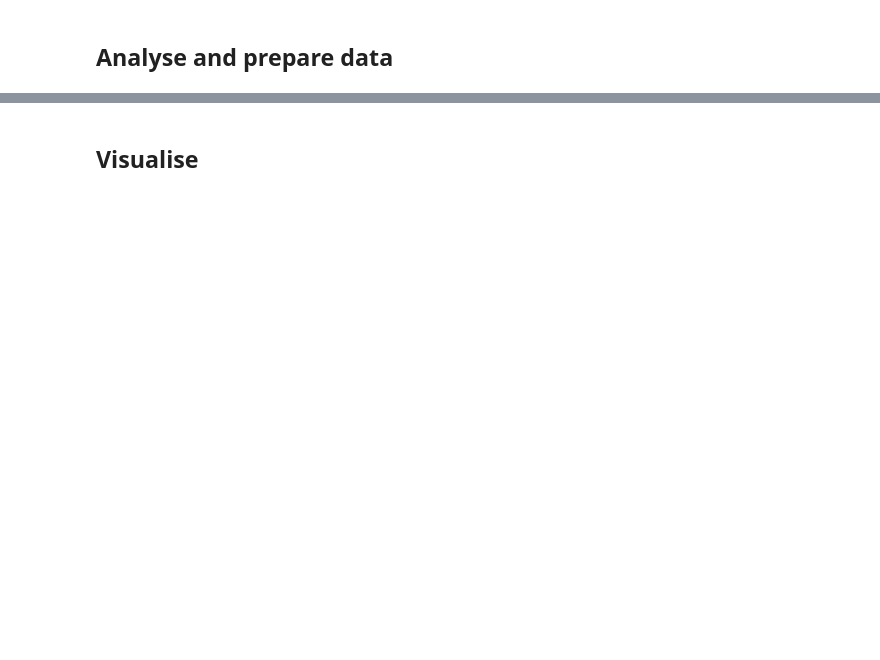
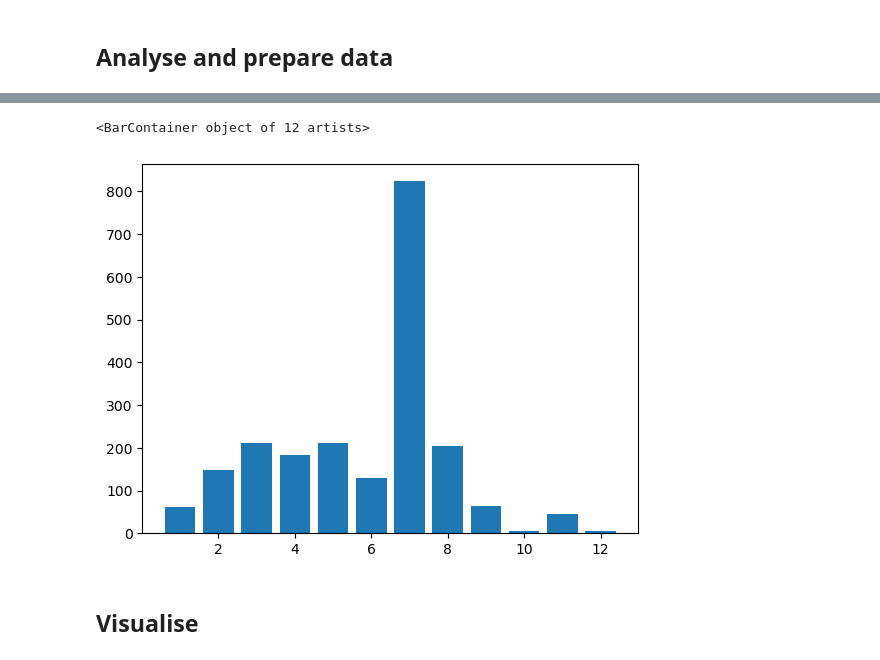
Before and after one commit to Lisa-Ho/year-in-sports, a Jupyter notebook: year-in-sports-prototype.ipynb, the cells around one changed output, grey strips where cells are left out. Saved outputs shown, nothing was run; the diff lists cells and outputs as text; code cells hidden in the pictures; blank space fills up the shorter version.

```diff
--- a/year-in-sports-prototype.ipynb
+++ b/year-in-sports-prototype.ipynb
@@ -80,0 +102,8 @@ pivot.head()
+# %%
+#summary data for small multiples
+months = np.arange(1,13,1)
+time_values = []
+distance_values = []
+for month in months:
+    time_values.append(df_filtered[(df_filtered["Activity Date"].dt.month == month)]["Moving Time"].sum())
+    distance_values.append(df_filtered[(df_filtered["Activity Date"].dt.month == month)]["Distance"].sum()/1000)
@@ -81,3 +130,8 @@ pivot.head()
+# %%
+plt.bar(months, distance_values)
+# %% [output]
+<BarContainer object of 12 artists>
+[figure, added]
 # %% [markdown]
 ## Visualise
 # %%
```
Also changed, not shown: parts of 19 cells of this notebook.
